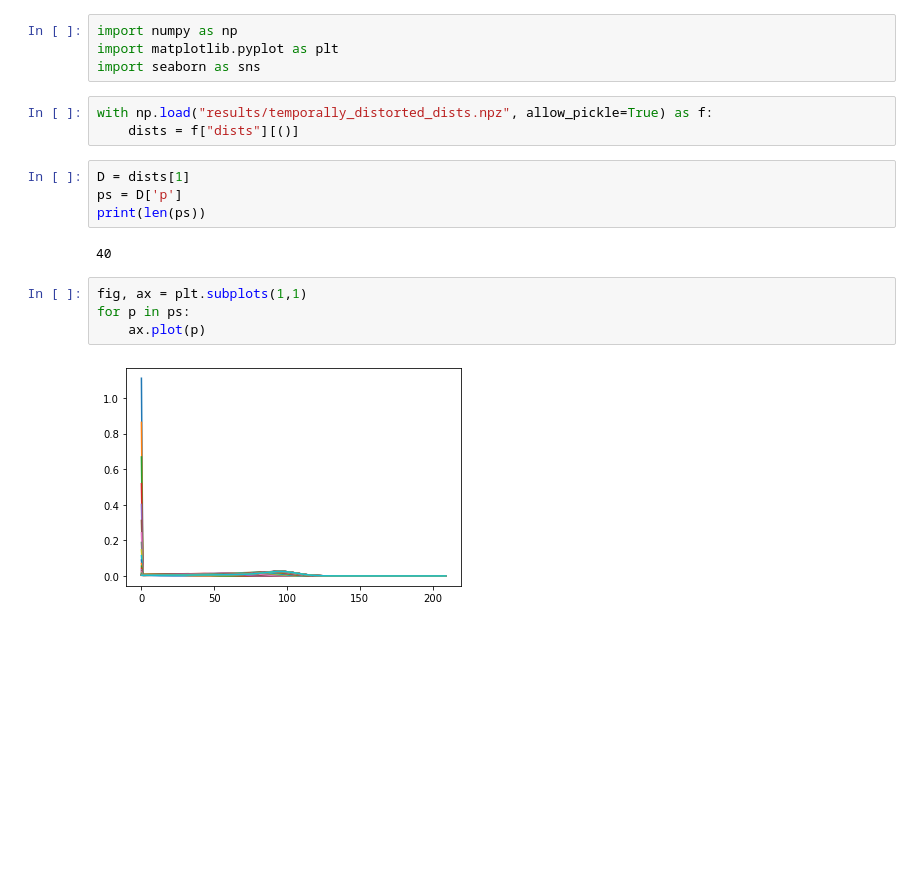
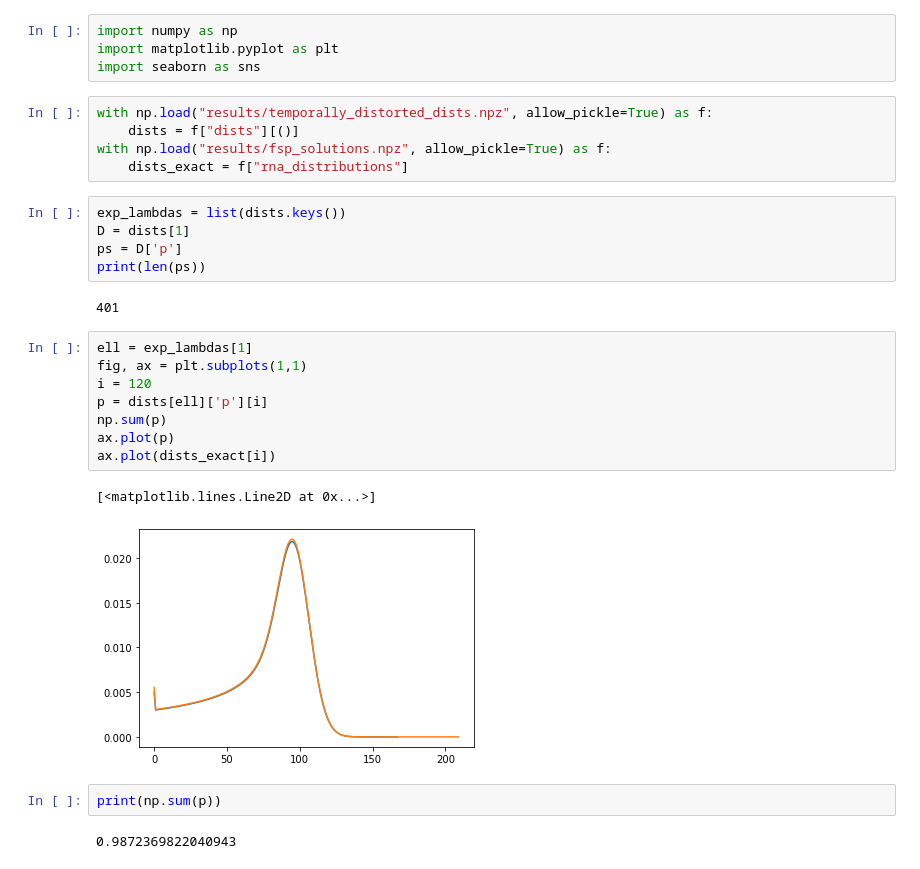
Before and after one commit to voduchuy/NoisyMeasurementFIM, a Jupyter notebook: bursting_gene/explore_temporal_noise.ipynb, the cells around one changed output. Drawn from its saved outputs; the diff is of its cells as text; blank space fills up the shorter version.

```diff
--- a/bursting_gene/explore_temporal_noise.ipynb
+++ b/bursting_gene/explore_temporal_noise.ipynb
@@ -5,15 +5,27 @@ import seaborn as sns
 # %%
 with np.load("results/temporally_distorted_dists.npz", allow_pickle=True) as f:
     dists = f["dists"][()]
+with np.load("results/fsp_solutions.npz", allow_pickle=True) as f:
+    dists_exact = f["rna_distributions"]
 # %%
+exp_lambdas = list(dists.keys())
 D = dists[1]
 ps = D['p']
 print(len(ps))
 # %% [output]
-40
+401
 # %%
+ell = exp_lambdas[1]
 fig, ax = plt.subplots(1,1)
-for p in ps:
-    ax.plot(p)
+i = 120
+p = dists[ell]['p'][i]
+np.sum(p)
+ax.plot(p)
+ax.plot(dists_exact[i])
 # %% [output]
+[<matplotlib.lines.Line2D at 0x...>]
-[figure, old version]
+[figure, new version]
+# %%
+print(np.sum(p))
+# %% [output]
+0.9872369822040943
```
Also changed, not shown: 6 other files.
